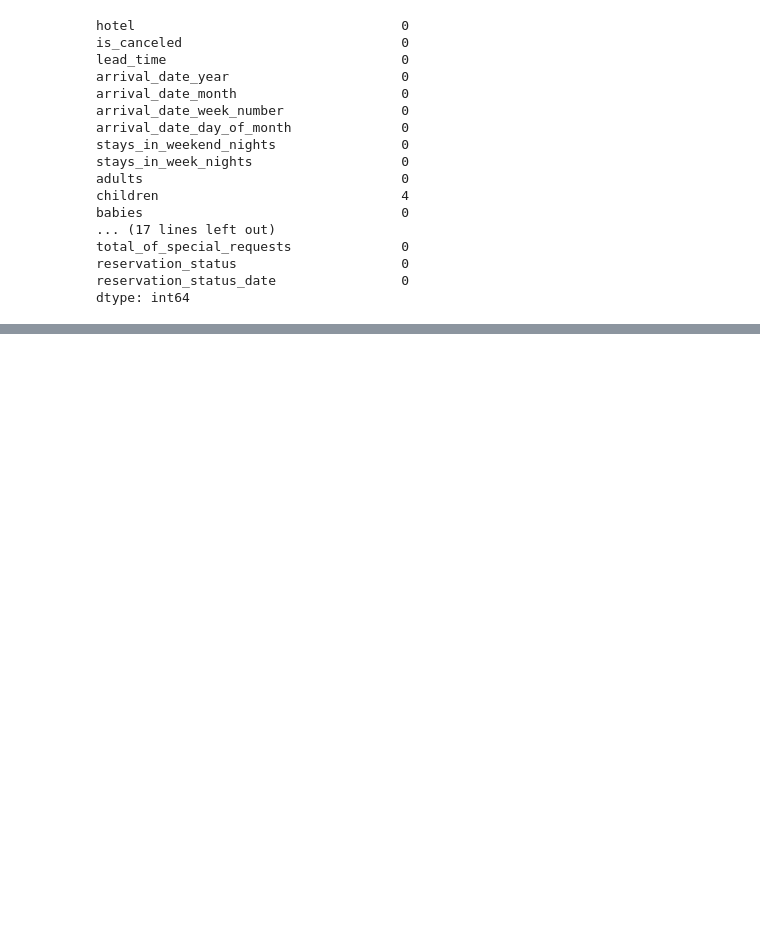
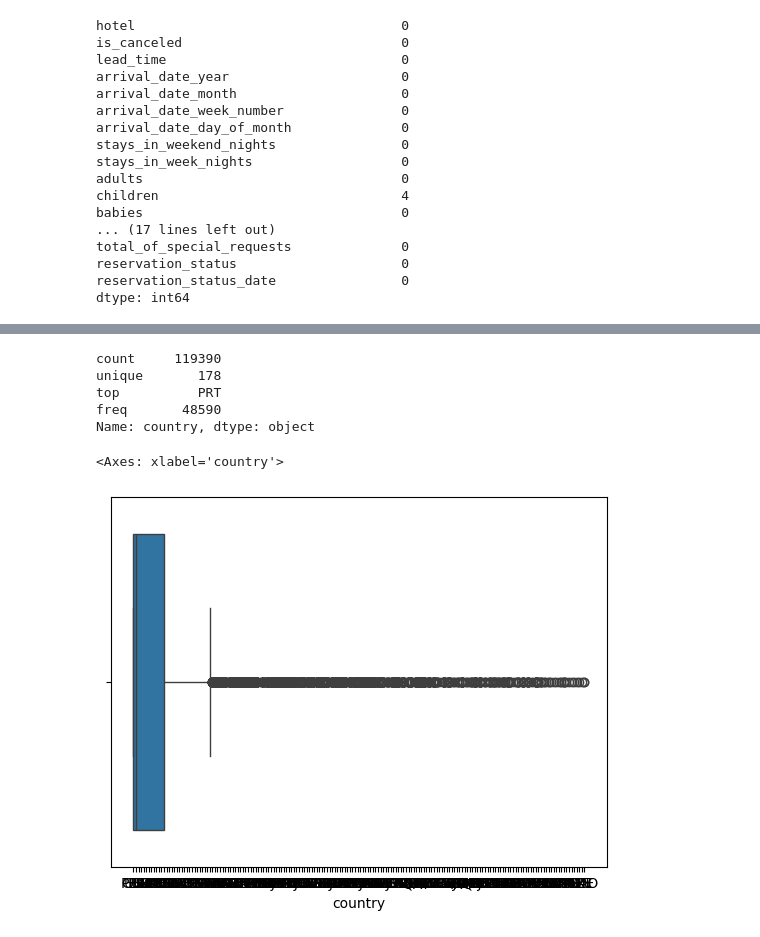
Before and after one commit to mohammed-fariz/project1, a Jupyter notebook: Hotel booking cancellation prediction/data collection.ipynb, the cells around one changed output, grey strips where cells are left out. Saved outputs shown, nothing was run; the diff lists cells and outputs as text; code cells hidden in the pictures; blank space fills up the shorter version.

```diff
--- a/Hotel booking cancellation prediction/data collection.ipynb
+++ b/Hotel booking cancellation prediction/data collection.ipynb
@@ -51,0 +103,13 @@ Index(['hotel', 'is_canceled', 'lead_time', 'arrival_date_year',
+# %%
+df['country'].describe()
+# %% [output]
+count     119390
+unique       178
+top          PRT
+freq       48590
+Name: country, dtype: object
+# %%
+sns.boxplot(x=df['country'])
+# %% [output]
+<Axes: xlabel='country'>
+[figure, added]
```
Also changed, not shown: parts of 31 cells of this notebook, 1 other file.
